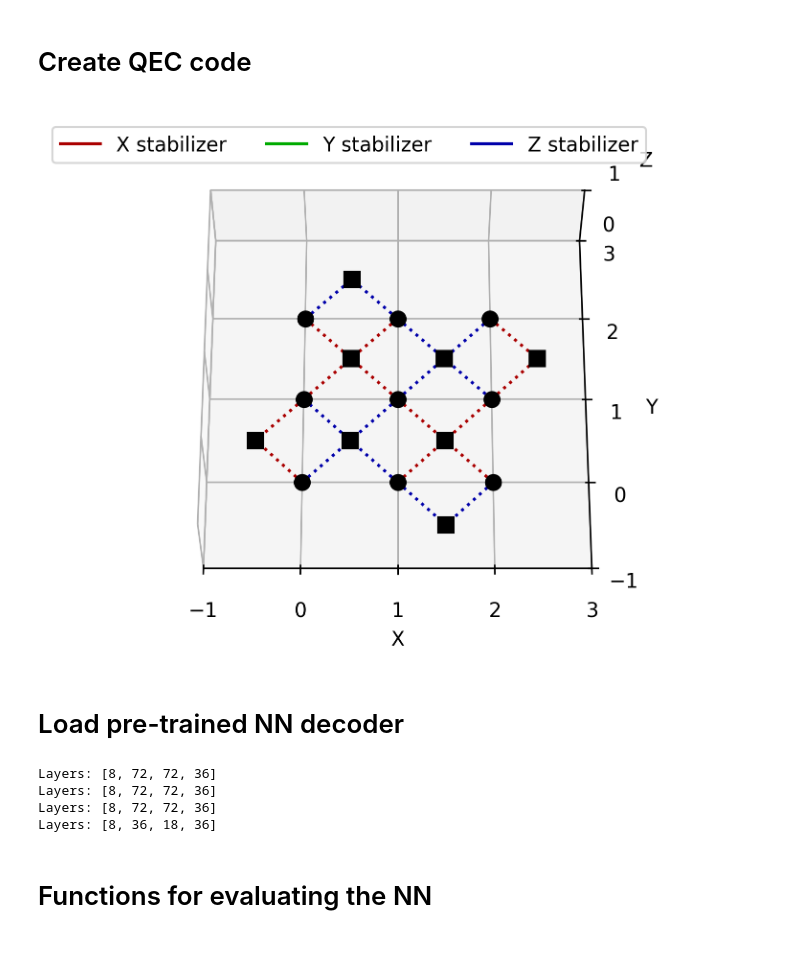
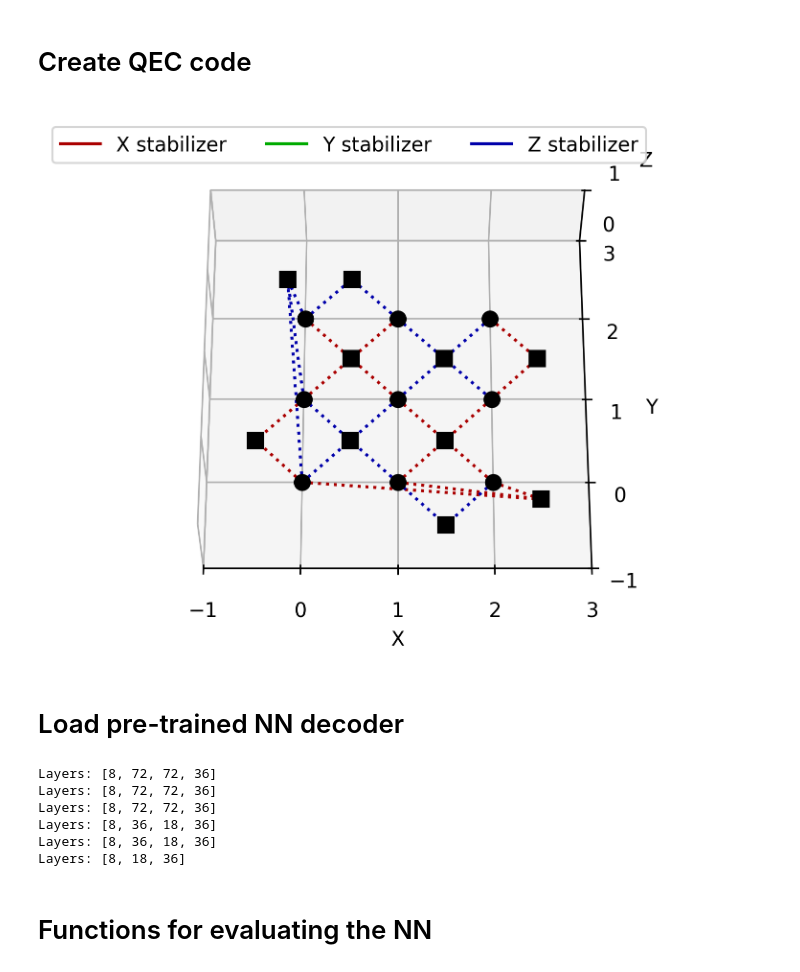
Before and after one commit to JuliusRye/QEC, a Jupyter notebook: examples/neural_network_decoder_SC3.ipynb, the cells around one changed output. Drawn from its saved outputs; the diff is of its cells as text; code cells hidden in the pictures.

```diff
--- a/examples/neural_network_decoder_SC3.ipynb
+++ b/examples/neural_network_decoder_SC3.ipynb
@@ -17,12 +17,12 @@ key = jax.random.key(42)
 # Create QEC code
 # %%
 code_distance = 3
-qec = QEC(surface_code_data(d=code_distance))
+qec = QEC(surface_code_data_wls(d=code_distance))
 Mx, My, Mz = qec.transformation_matrix()
 nsq, ndq = Mx.shape
 qec.show();
 # %% [output]
-[figure, old version]
+[figure, new version]
 # %% [markdown]
 # Load pre-trained NN decoder
 # %%
@@ -37,11 +37,19 @@ print(f"Layers: {[params3['weights'][0].shape[1]]+[bias.shape[0] for bias in par
 
 params4 = load_NN("../trained_NN/NN_SC_D3_V4.json")
 print(f"Layers: {[params4['weights'][0].shape[1]]+[bias.shape[0] for bias in params4['biases']]}")
+
+params5 = load_NN("../trained_NN/NN_SC_D3_V5.json")
+print(f"Layers: {[params5['weights'][0].shape[1]]+[bias.shape[0] for bias in params5['biases']]}")
+
+params6 = load_NN("../trained_NN/NN_SC_D3_V6.json")
+print(f"Layers: {[params6['weights'][0].shape[1]]+[bias.shape[0] for bias in params6['biases']]}")
 # %% [output]
 Layers: [8, 72, 72, 36]
 Layers: [8, 72, 72, 36]
 Layers: [8, 72, 72, 36]
 Layers: [8, 36, 18, 36]
+Layers: [8, 36, 18, 36]
+Layers: [8, 18, 36]
 # %% [markdown]
 # Functions for evaluating the NN
 # %%
```
Also changed, not shown: parts of 2 cells of this notebook, 7 other files.
